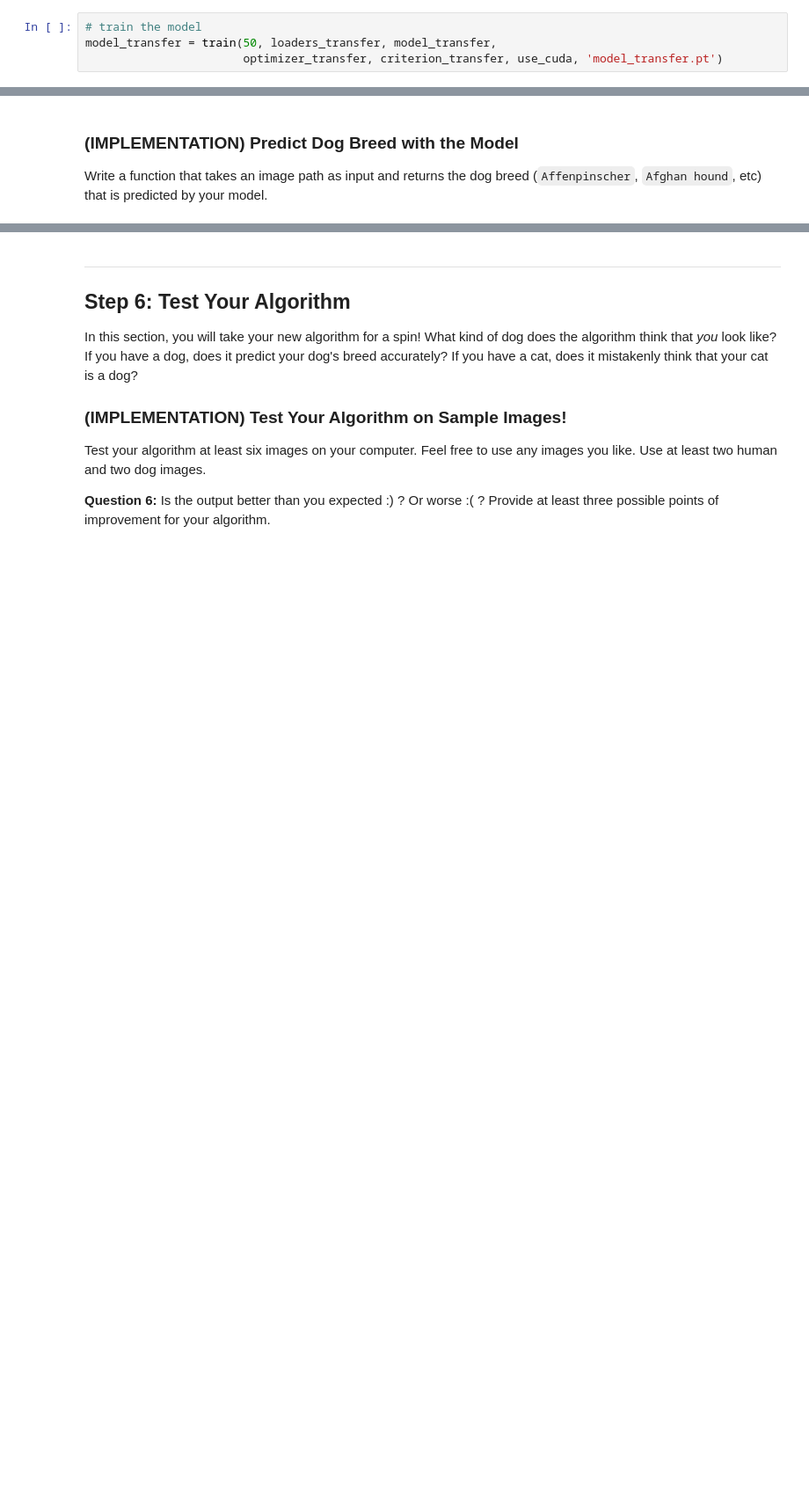
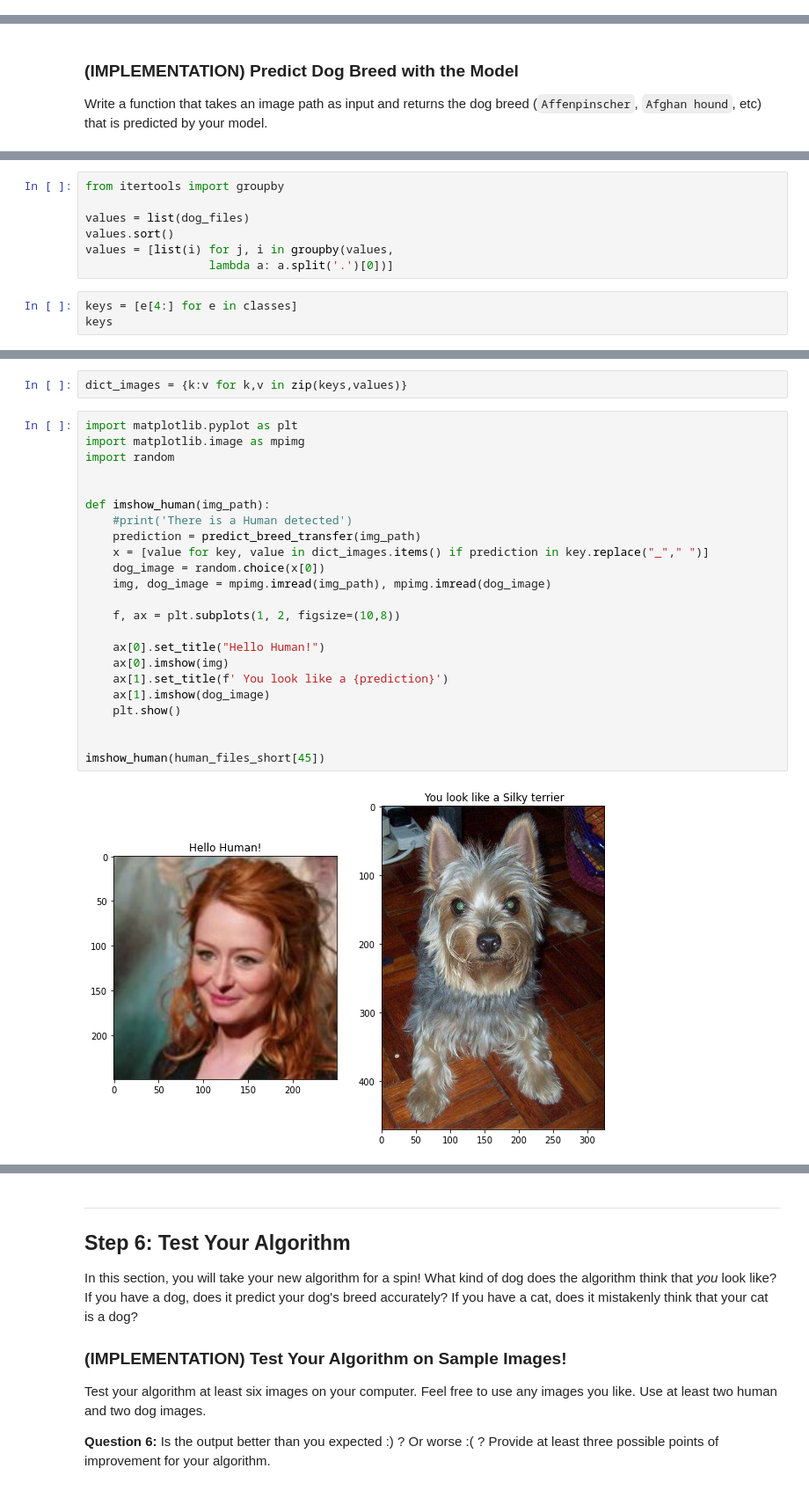
Before and after one commit to SSInimgba/Computer_Vision, a Jupyter notebook: dog_app.ipynb, the cells around one changed output, grey strips where cells are left out. Shown at 88% size. Drawn from its saved outputs; the diff is of its cells as text; blank space fills up the shorter version.

```diff
--- a/dog_app.ipynb
+++ b/dog_app.ipynb
@@ -925,7 +878,3 @@ Finished training
 model_transfer.load_state_dict(torch.load('model_transfer.pt'))
 # %% [output]
 <All keys matched successfully>
-# %%
-# train the model
-model_transfer = train(50, loaders_transfer, model_transfer,
-                       optimizer_transfer, criterion_transfer, use_cuda, 'model_transfer.pt')
@@ -990,3 +939,13 @@ Some sample output for our algorithm is provided below, but feel free to design
 
 
 ### (IMPLEMENTATION) Write your Algorithm
+# %%
+from itertools import groupby
+
+values = list(dog_files)
+values.sort()
+values = [list(i) for j, i in groupby(values,
+                  lambda a: a.split('.')[0])]
+# %%
+keys = [e[4:] for e in classes]
+keys
@@ -992,0 +970,27 @@ Some sample output for our algorithm is provided below, but feel free to design
+# %%
+dict_images = {k:v for k,v in zip(keys,values)}
+# %%
+import matplotlib.pyplot as plt
+import matplotlib.image as mpimg
+import random
+
+
+def imshow_human(img_path):
+    #print('There is a Human detected')
+    prediction = predict_breed_transfer(img_path)
+    x = [value for key, value in dict_images.items() if prediction in key.replace("_"," ")]
+    dog_image = random.choice(x[0])
+    img, dog_image = mpimg.imread(img_path), mpimg.imread(dog_image)
+
+    f, ax = plt.subplots(1, 2, figsize=(10,8))
+
+    ax[0].set_title("Hello Human!")
+    ax[0].imshow(img)
+    ax[1].set_title(f' You look like a {prediction}')
+    ax[1].imshow(dog_image)
+    plt.show()
+
+
+imshow_human(human_files_short[45])
+# %% [output]
+[figure, added]
```
Also changed, not shown: parts of 56 cells of this notebook.
